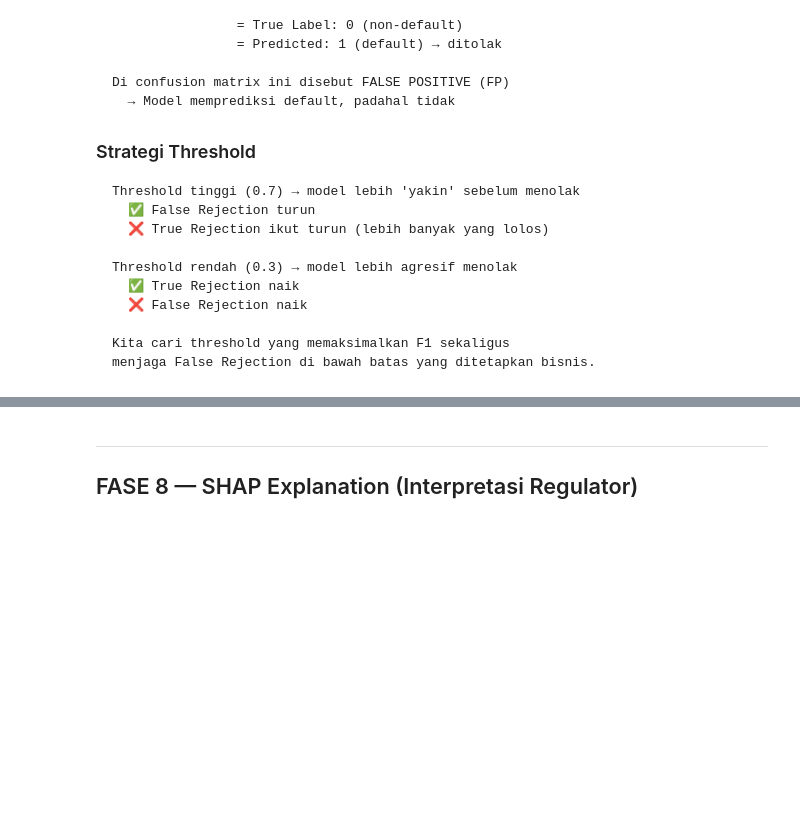
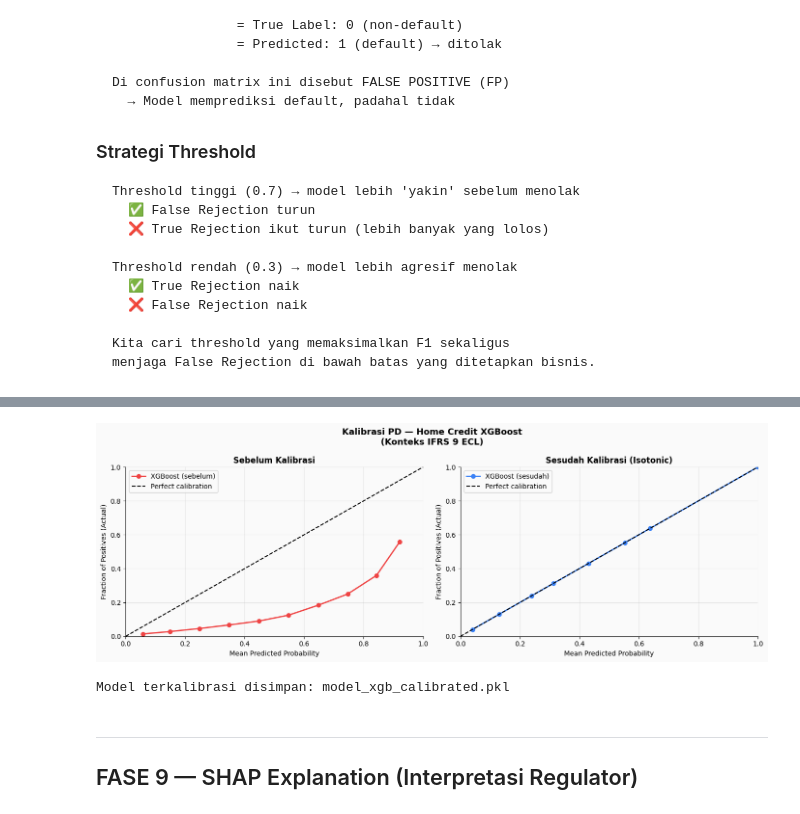
Before and after one commit to NurulIlahiHusnah/Home_Credit_Default_Risk, a Jupyter notebook: notebooks/Preprocessing_Modeling_HomeCredit.ipynb, the cells around one changed output, grey strips where cells are left out. Saved outputs shown, nothing was run; the diff lists cells and outputs as text; code cells hidden in the pictures; blank space fills up the shorter version.

```diff
--- a/notebooks/Preprocessing_Modeling_HomeCredit.ipynb
+++ b/notebooks/Preprocessing_Modeling_HomeCredit.ipynb
@@ -881,0 +993,72 @@ joblib.dump(OPTIMAL_THRESHOLD, BASE+'optimal_threshold.pkl')
+# %%
+from sklearn.calibration import CalibratedClassifierCV, calibration_curve
+import matplotlib.pyplot as plt
+
+# ── 1. Kalibrasi ─────────────────────────────────────────────────
+# cv='prefit' → model XGBoost sudah di-train, tidak di-train ulang
+# method='isotonic' → lebih fleksibel dari 'sigmoid', cocok untuk
+#                     dataset besar dan distribusi non-linear
+# Fit di X_val (bukan X_train!) → hindari data leakage kalibrasi
+calibrated_xgb = CalibratedClassifierCV(xgb, cv='prefit', method='isotonic')
+calibrated_xgb.fit(X_val_tree, y_val)
+
+# ── 2. Generate probability baru ─────────────────────────────────
+xgb_prob_val_calibrated = calibrated_xgb.predict_proba(X_val_tree)[:, 1]
+
+# ── 3. Perbandingan mean probability ─────────────────────────────
+actual_default_rate = y_val.mean()
+print('═' * 55)
+print('HASIL KALIBRASI PD')
+print('═' * 55)
+print(f'Actual default rate (y_val)      : {actual_default_rate:.4f}')
+print(f'Mean PD sebelum kalibrasi (XGBoost): {xgb_prob_val.mean():.4f}')
+print(f'Mean PD sesudah kalibrasi          : {xgb_prob_val_calibrated.mean():.4f}')
+print()
+print('Interpretasi IFRS 9:')
+print(f'  PD sebelum kalibrasi terlalu {"tinggi" if xgb_prob_val.mean() > actual_default_rate else "rendah"}')
+print(f'  PD sesudah kalibrasi lebih mendekati actual rate')
+print('═' * 55)
+
+# ── 4. Reliability Diagram (Calibration Curve) ───────────────────
+# Grafik ini adalah bukti visual apakah model sudah terkalibrasi
+# Garis diagonal = perfect calibration
+# Di atas diagonal = underestimate, di bawah = overestimate
+
+fig, axes = plt.subplots(1, 2, figsize=(14, 5))
+fig.suptitle('Kalibrasi PD — Home Credit XGBoost\n(Konteks IFRS 9 ECL)',
+             fontweight='bold', fontsize=13)
+
+# Plot sebelum kalibrasi
+frac_pos_before, mean_pred_before = calibration_curve(
+    y_val, xgb_prob_val, n_bins=10, strategy='uniform'
+)
+axes[0].plot(mean_pred_before, frac_pos_before,
+             marker='o', color='#EF4444', lw=2, label='XGBoost (sebelum)')
+axes[0].plot([0, 1], [0, 1], 'k--', lw=1.5, label='Perfect calibration')
+axes[0].set_title('Sebelum Kalibrasi', fontweight='bold')
+axes[0].set_xlabel('Mean Predicted Probability')
+axes[0].set_ylabel('Fraction of Positives (Actual)')
+axes[0].legend()
+axes[0].set_xlim(0, 1); axes[0].set_ylim(0, 1)
+
+# Plot sesudah kalibrasi
+frac_pos_after, mean_pred_after = calibration_curve(
+    y_val, xgb_prob_val_calibrated, n_bins=10, strategy='uniform'
+)
+axes[1].plot(mean_pred_after, frac_pos_after,
+             marker='o', color='#3B82F6', lw=2, label='XGBoost (sesudah)')
+axes[1].plot([0, 1], [0, 1], 'k--', lw=1.5, label='Perfect calibration')
+axes[1].set_title('Sesudah Kalibrasi (Isotonic)', fontweight='bold')
+axes[1].set_xlabel('Mean Predicted Probability')
+axes[1].set_ylabel('Fraction of Positives (Actual)')
+axes[1].legend()
+axes[1].set_xlim(0, 1); axes[1].set_ylim(0, 1)
+
+plt.tight_layout()
+plt.savefig('pd_calibration.png', dpi=150, bbox_inches='tight')
+plt.show()
+
+# ── 5. Simpan model terkalibrasi ──────────────────────────────────
+joblib.dump(calibrated_xgb, BASE + 'model_xgb_calibrated.pkl')
+print('Model terkalibrasi disimpan: model_xgb_calibrated.pkl')
+# %% [output]
@@ -882,6 +1076,8 @@ joblib.dump(OPTIMAL_THRESHOLD, BASE+'optimal_threshold.pkl')
+[figure, added]
+Model terkalibrasi disimpan: model_xgb_calibrated.pkl
 # %% [markdown]
 ---
-## FASE 8 — SHAP Explanation (Interpretasi Regulator)
+## FASE 9 — SHAP Explanation (Interpretasi Regulator)
 # %%
 print('Menghitung SHAP values...')
 
```
Also changed, not shown: parts of 20 cells of this notebook.
